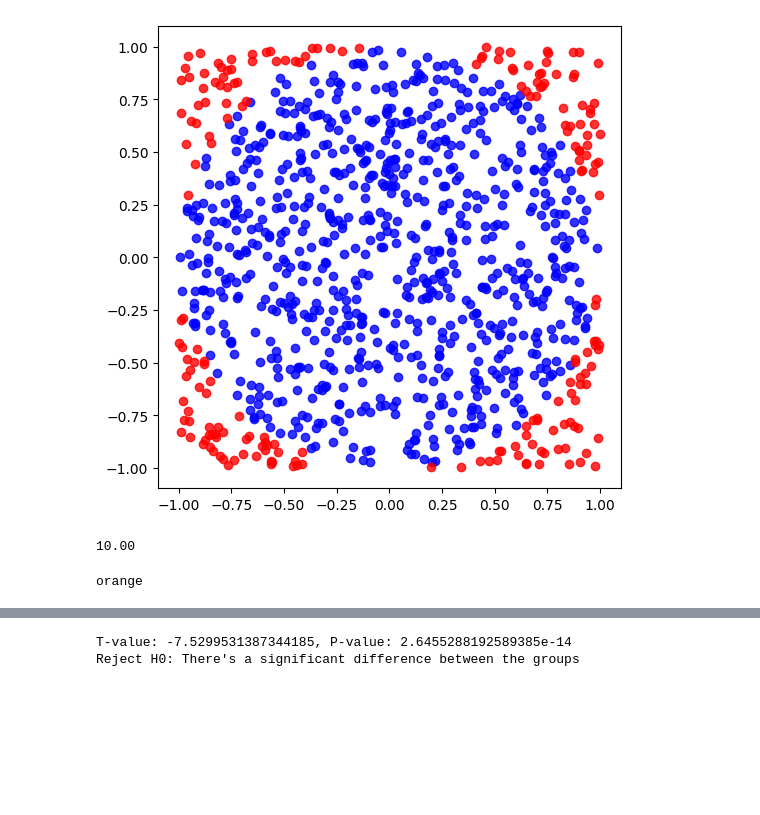
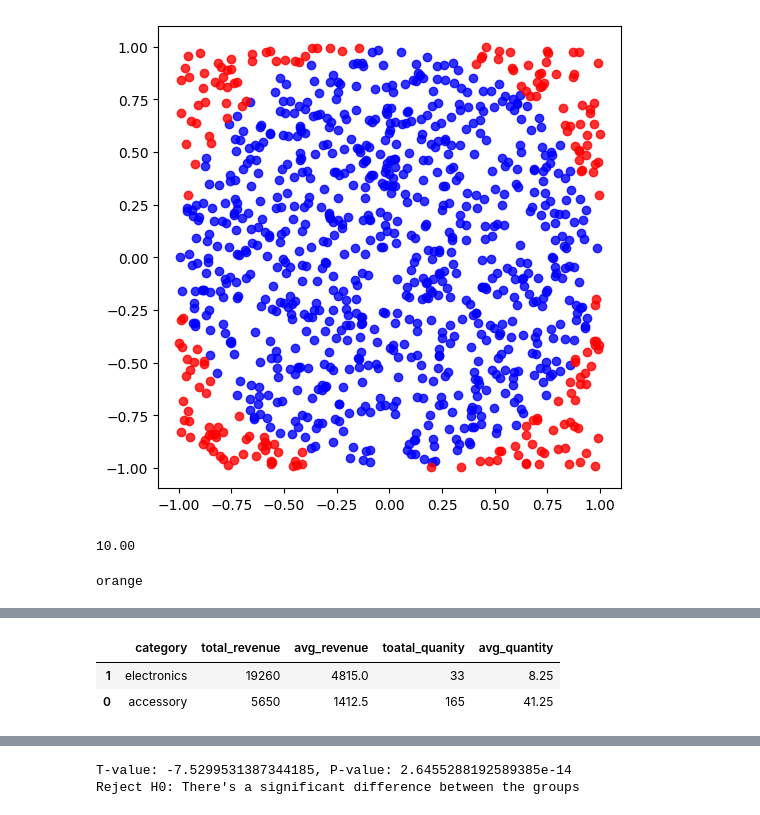
Before and after one commit to SamKratin/python-dataframes-exercises, a Jupyter notebook: python_drill_through.ipynb, the cells around one changed output, grey strips where cells are left out. Drawn from its saved outputs; the diff is of its cells as text; code cells hidden in the pictures; blank space fills up the shorter version.

```diff
--- a/python_drill_through.ipynb
+++ b/python_drill_through.ipynb
@@ -182,0 +202,29 @@ sorted_df.nsmallest(2, 'price')[['product', 'price', 'revenue']]
+# %%
+# Grouping data by category and calculating total revenue per category
+df.groupby('category')['revenue'].sum().reset_index() \
+    .sort_values(by='revenue', ascending=False)
+
+# Performing multiple aggregations per category
+df.groupby('category').agg(
+    total_revenue = ('revenue', 'sum'),
+    avg_price = ('price', 'mean'),
+    max_quantity = ('quantity', 'max')
+).sort_values(by = 'total_revenue', ascending=False)
+
+
+# Grouping by multiple columns and calculating total revenue per product within each category
+df.groupby(['category', 'product']).agg(
+    total_revenue = ('revenue', 'sum')
+).reset_index().sort_values(by = ['category', 'total_revenue'], ascending= [True, False])
+
+# Performing multiple aggregations per category
+df.groupby('category').agg(
+    total_revenue = ('revenue', 'sum'),
+    avg_revenue = ('revenue', 'mean'),
+    toatal_quanity = ('quantity', 'sum'),
+    avg_quantity = ('quantity', 'mean')
+).reset_index().sort_values(by = 'total_revenue', ascending=False)
+# %% [output]
+|  | category | total_revenue | avg_revenue | toatal_quanity | avg_quantity |
+| 1 | electronics | 19260 | 4815.0 | 33 | 8.25 |
+| 0 | accessory | 5650 | 1412.5 | 165 | 41.25 |
```
Also changed, not shown: parts of 14 cells of this notebook.
